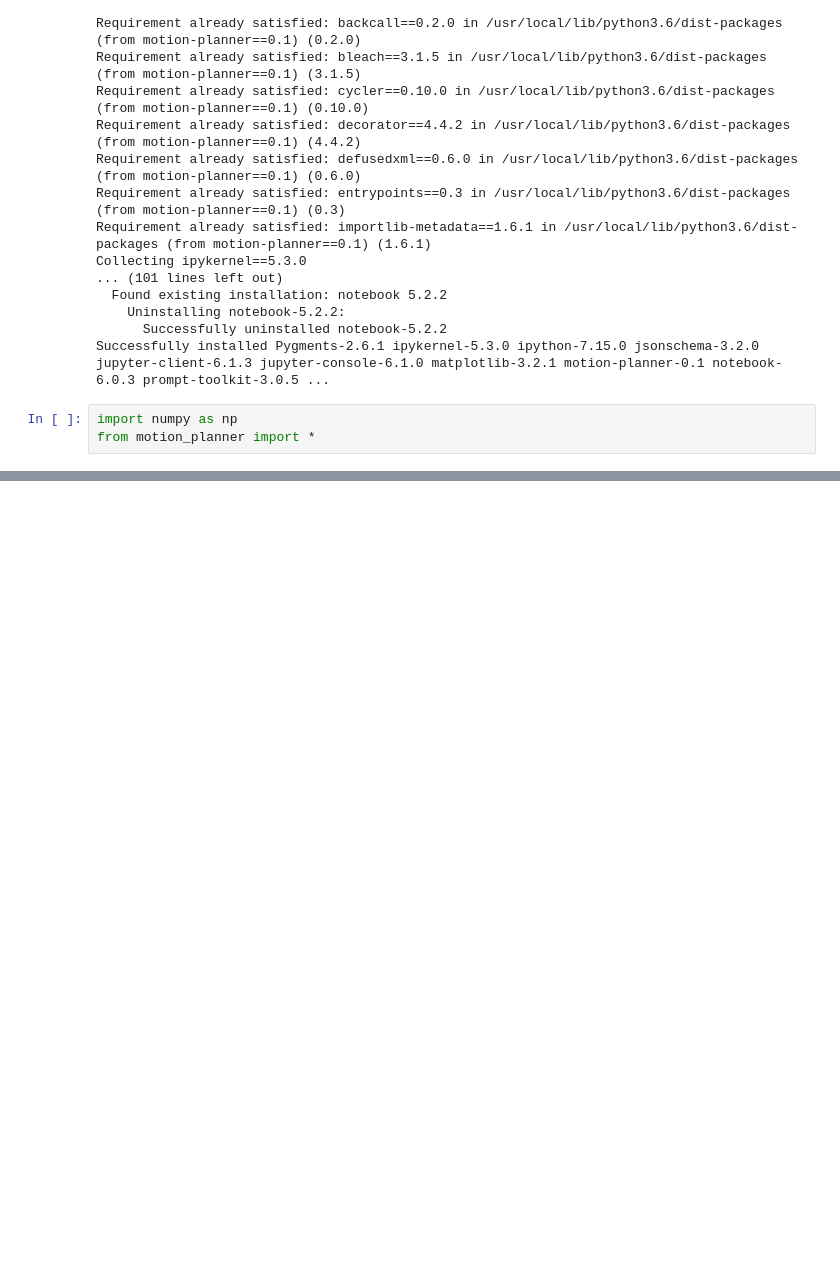
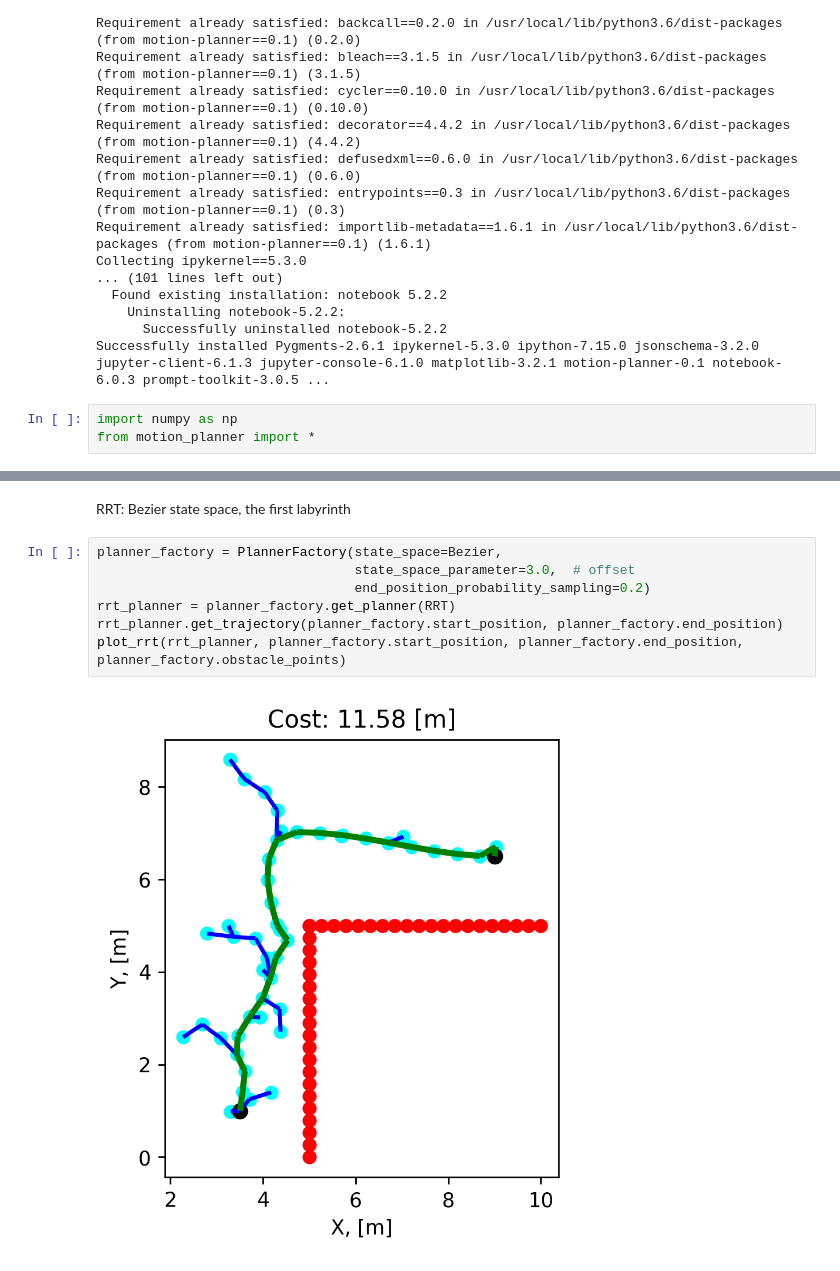
Before and after one commit to Steplerchik/motion-planner, a Jupyter notebook: notebooks/colab_rrt_plot.ipynb, the cells around one changed output, grey strips where cells are left out. Cells and saved outputs as stored; diff of their text form; blank space fills up the shorter version.

```diff
--- a/notebooks/colab_rrt_plot.ipynb
+++ b/notebooks/colab_rrt_plot.ipynb
@@ -133,0 +54,11 @@ print(rrt_planner.cost)
+# %% [markdown]
+RRT: Bezier state space, the first labyrinth
+# %%
+planner_factory = PlannerFactory(state_space=Bezier,
+                                 state_space_parameter=3.0,  # offset
+                                 end_position_probability_sampling=0.2)
+rrt_planner = planner_factory.get_planner(RRT)
+rrt_planner.get_trajectory(planner_factory.start_position, planner_factory.end_position)
+plot_rrt(rrt_planner, planner_factory.start_position, planner_factory.end_position, planner_factory.obstacle_points)
+# %% [output]
+[figure, added]
```
Also changed, not shown: parts of 18 cells of this notebook, 4 other files.
